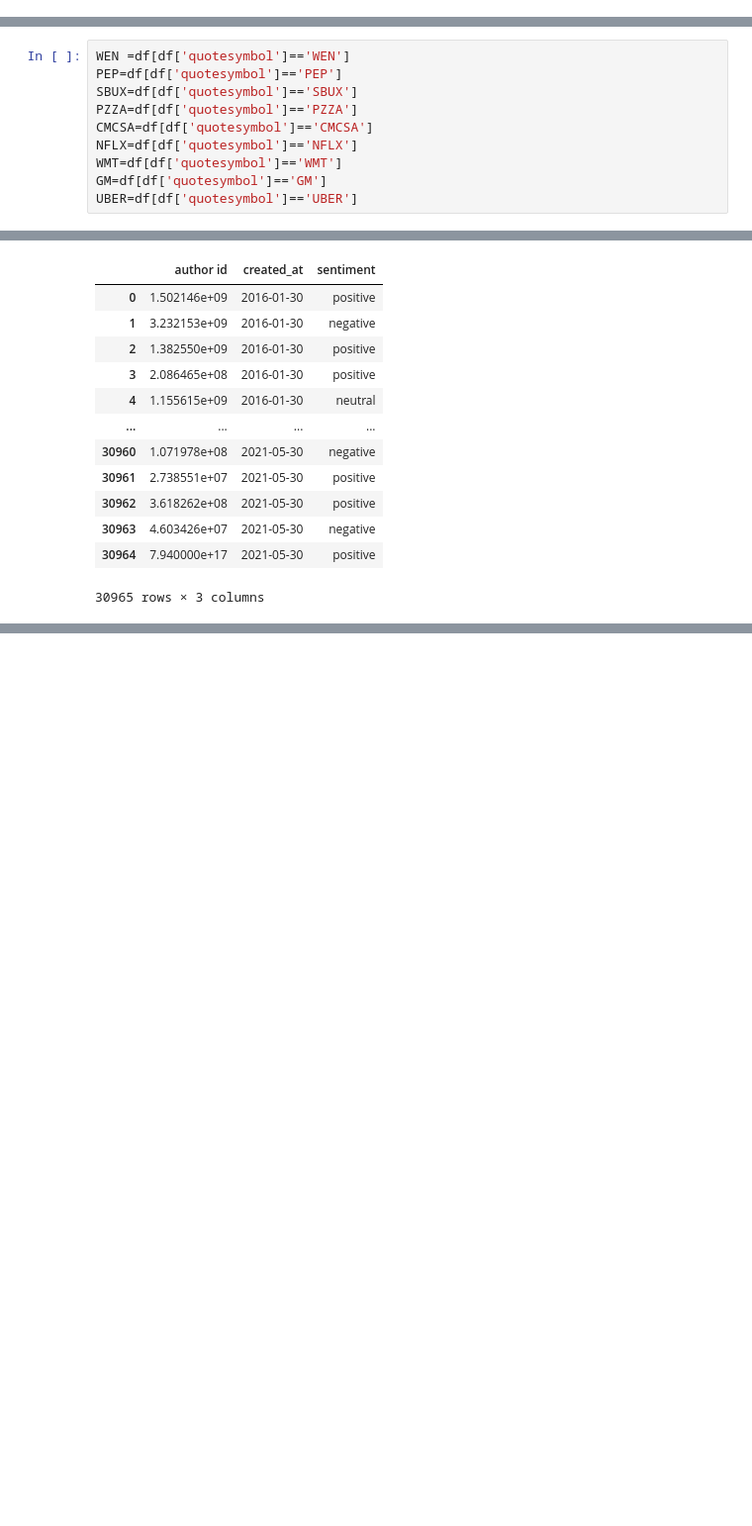
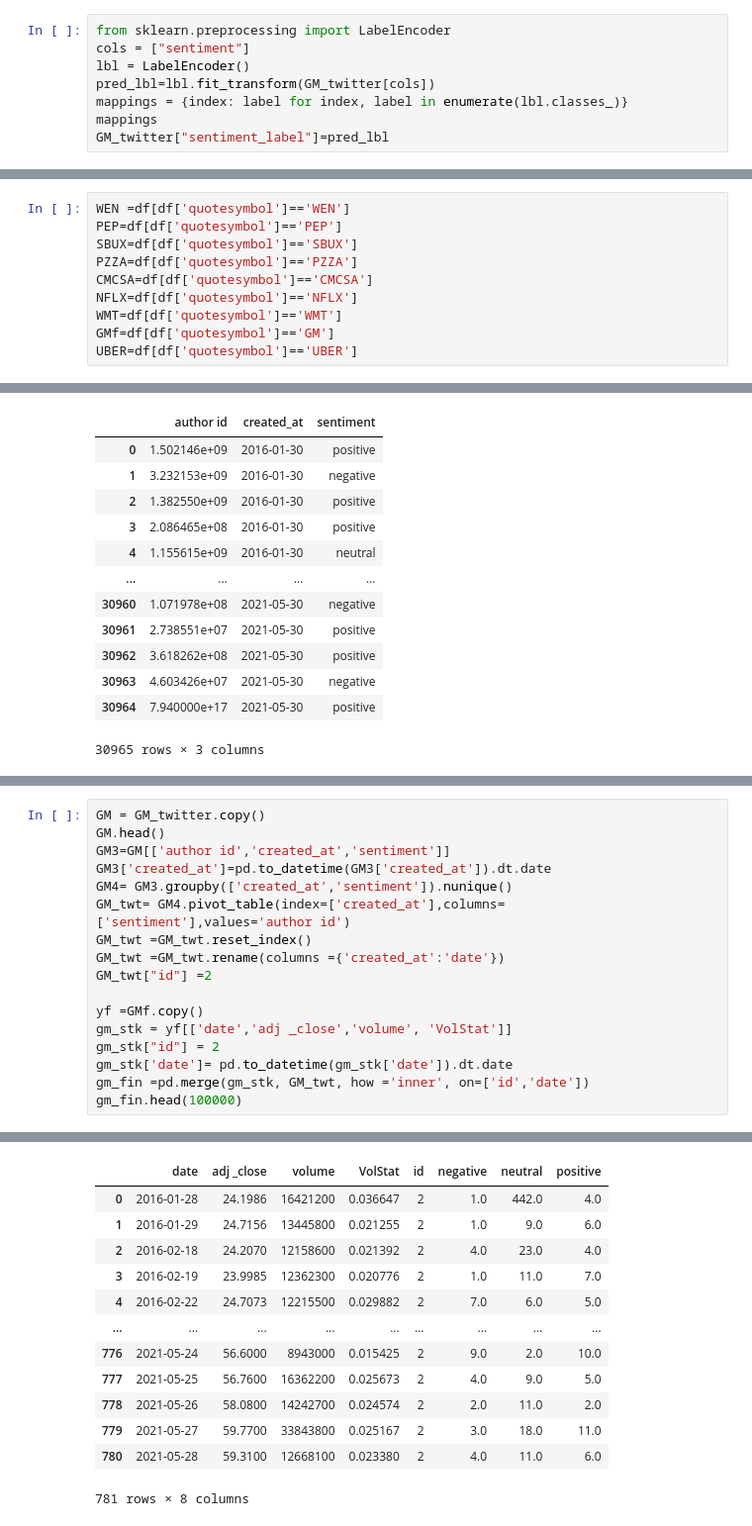
Before and after one commit to Shana54321/DS4A_Team145, a Jupyter notebook: Team_145_Datasets.ipynb, the cells around one changed output, grey strips where cells are left out. Shown at 99% size. Cells and saved outputs as stored; diff of their text form; blank space fills up the shorter version.

```diff
--- a/Team_145_Datasets.ipynb
+++ b/Team_145_Datasets.ipynb
@@ -35,0 +40,8 @@ AttributeError: ignored
+# %%
+from sklearn.preprocessing import LabelEncoder
+cols = ["sentiment"]
+lbl = LabelEncoder()
+pred_lbl=lbl.fit_transform(GM_twitter[cols])
+mappings = {index: label for index, label in enumerate(lbl.classes_)}
+mappings
+GM_twitter["sentiment_label"]=pred_lbl
@@ -123,7 +157,7 @@ PZZA=df[df['quotesymbol']=='PZZA']
 CMCSA=df[df['quotesymbol']=='CMCSA']
 NFLX=df[df['quotesymbol']=='NFLX']
 WMT=df[df['quotesymbol']=='WMT']
-GM=df[df['quotesymbol']=='GM']
+GMf=df[df['quotesymbol']=='GM']
 UBER=df[df['quotesymbol']=='UBER']
 # %%
 df1 =CMCSA.copy()
@@ -207,0 +243,18 @@ pd.merge(com_stk, com_twt, how ='inner', on=['id','date'])
+# %%
+GM = GM_twitter.copy()
+GM.head()
+GM3=GM[['author id','created_at','sentiment']]
+GM3['created_at']=pd.to_datetime(GM3['created_at']).dt.date
+GM4= GM3.groupby(['created_at','sentiment']).nunique()
+GM_twt= GM4.pivot_table(index=['created_at'],columns=['sentiment'],values='author id')
+GM_twt =GM_twt.reset_index()
+GM_twt =GM_twt.rename(columns ={'created_at':'date'})
+GM_twt["id"] =2
+
+yf =GMf.copy()
+gm_stk = yf[['date','adj _close','volume', 'VolStat']]
+gm_stk["id"] = 2
+gm_stk['date']= pd.to_datetime(gm_stk['date']).dt.date
+gm_fin =pd.merge(gm_stk, GM_twt, how ='inner', on=['id','date'])
+gm_fin.head(100000)
+# %% [output]
@@ -207,0 +275,13 @@ pd.merge(com_stk, com_twt, how ='inner', on=['id','date'])
+|  | date | adj _close | volume | VolStat | id | negative | neutral | positive |
+| 0 | 2016-01-28 | 24.1986 | 16421200 | 0.036647 | 2 | 1.0 | 442.0 | 4.0 |
+| 1 | 2016-01-29 | 24.7156 | 13445800 | 0.021255 | 2 | 1.0 | 9.0 | 6.0 |
+| 2 | 2016-02-18 | 24.2070 | 12158600 | 0.021392 | 2 | 4.0 | 23.0 | 4.0 |
+| 3 | 2016-02-19 | 23.9985 | 12362300 | 0.020776 | 2 | 1.0 | 11.0 | 7.0 |
+| 4 | 2016-02-22 | 24.7073 | 12215500 | 0.029882 | 2 | 7.0 | 6.0 | 5.0 |
+| ... | ... | ... | ... | ... | ... | ... | ... | ... |
+| 776 | 2021-05-24 | 56.6000 | 8943000 | 0.015425 | 2 | 9.0 | 2.0 | 10.0 |
+| 777 | 2021-05-25 | 56.7600 | 16362200 | 0.025673 | 2 | 4.0 | 9.0 | 5.0 |
+| 778 | 2021-05-26 | 58.0800 | 14242700 | 0.024574 | 2 | 2.0 | 11.0 | 2.0 |
+| 779 | 2021-05-27 | 59.7700 | 33843800 | 0.025167 | 2 | 3.0 | 18.0 | 11.0 |
+| 780 | 2021-05-28 | 59.3100 | 12668100 | 0.023380 | 2 | 4.0 | 11.0 | 6.0 |
+781 rows × 8 columns
```
Also changed, not shown: parts of 11 cells of this notebook.
